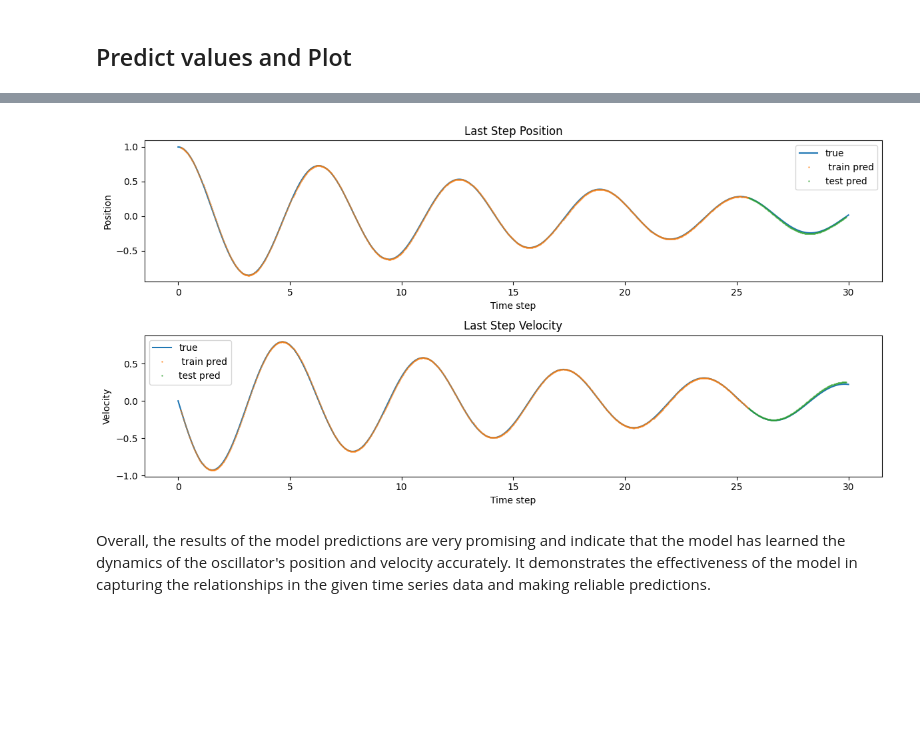
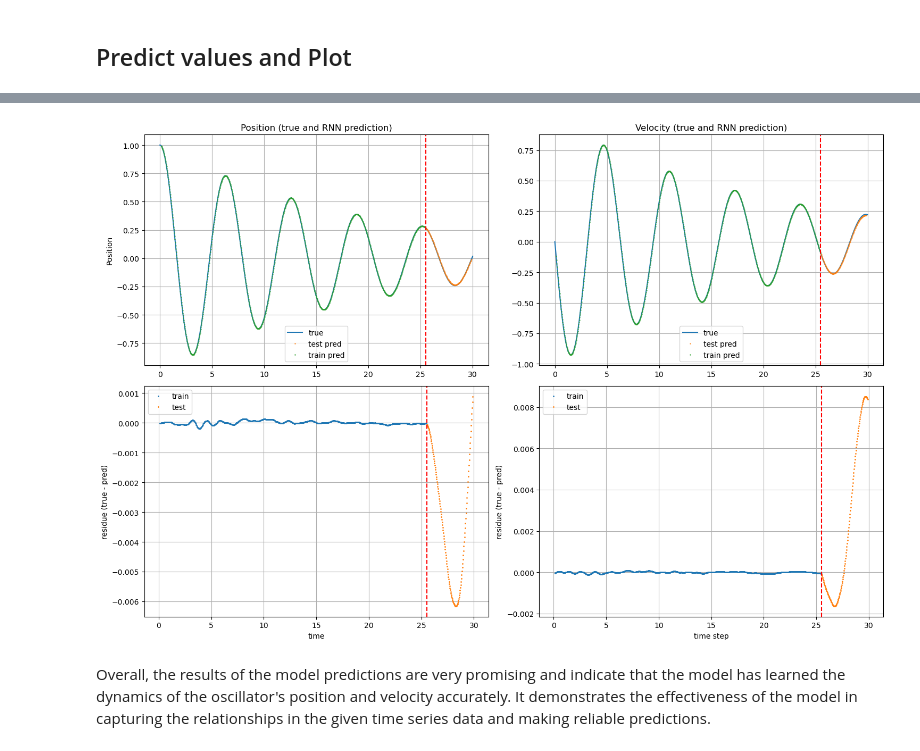
Before and after one commit to luigiEG/FYS5429_Project1, a Jupyter notebook: src/DHOscillator_LSTM.ipynb, the cells around one changed output, grey strips where cells are left out. Drawn from its saved outputs; the diff is of its cells as text; code cells hidden in the pictures; blank space fills up the shorter version.

Commit message:
corrected training

```diff
--- a/src/DHOscillator_LSTM.ipynb
+++ b/src/DHOscillator_LSTM.ipynb
@@ -192,7 +207,7 @@ The model takes in a sequence of input data points, which include the current po
 # %% [markdown]
 ## Predict values and Plot
 # %%
-
+import time
 model = RNNModel()
 model.load_state_dict(torch.load('../models/DHOscillator_LSTM.pt'))
 model.eval()
@@ -204,6 +219,10 @@ test_plot_p = np.ones_like(timeseries_p) * np.nan
 test_plot_v = np.ones_like(timeseries_v) * np.nan
 train_plot_t = np.ones_like(timeseries_p) * np.nan
 test_plot_t = np.ones_like(timeseries_p) * np.nan
+train_true_p =np.ones_like(timeseries_p) * np.nan
+train_true_v =np.ones_like(timeseries_p) * np.nan
+test_true_p =np.ones_like(timeseries_p) * np.nan
+test_true_v =np.ones_like(timeseries_p) * np.nan
 
 with torch.no_grad():
     # Generate the model predictions for training and testing data
@@ -211,6 +230,8 @@ with torch.no_grad():
     train_last_v = model(X_train)[:, -1, 1].numpy()
     train_plot_p[lookback:lookback + len(train_last_p)] = train_last_p.reshape(-1, 1)
     train_plot_v[lookback:lookback + len(train_last_p)] = train_last_v.reshape(-1, 1)
+    train_true_p[lookback:lookback + len(train_last_p)] = timeseries_p[lookback:lookback + len(train_last_p)]
+    train_true_v[lookback:lookback + len(train_last_p)] = timeseries_v[lookback:lookback + len(train_last_p)]
     train_plot_t[lookback:lookback + train_size] = times[lookback:lookback + train_size]
 
     input_seq_p = torch.from_numpy(train_last_p[-lookback:])
@@ -218,6 +239,9 @@ with torch.no_grad():
     input_seq = torch.stack([input_seq_p, input_seq_v], dim=1)
     input_seq = input_seq.view(1, 4, 2)
     p_test, v_test = [] , []
+
+    start_time = time.time()
+
     for i in range(len(timeseries_p)-(train_size+lookback)):
         predicted = model(input_seq)
         p_test.append(predicted[:,-1, 0].item())
@@ -226,8 +250,15 @@ with torch.no_grad():
         input_seq = torch.cat([ input_seq,new_line], dim=1)
         input_seq = input_seq[:,1:,:]
 
+    end_time = time.time()
+
+    avg_execution_time_RNN = (end_time - start_time)/2#(len(timeseries_p)-(train_size+lookback))
+    print("Execution time:", avg_execution_time_RNN, "seconds")
+
     test_last_p = np.array(p_test)
     test_last_v = np.array(v_test)
     test_plot_p[train_size:len(timeseries_p)-lookback] = test_last_p.reshape(-1, 1)
     test_plot_v[train_size:len(timeseries_v)-lookback] = test_last_v.reshape(-1, 1)
+    test_true_p[train_size:len(timeseries_p)-lookback] = timeseries_p[train_size:len(timeseries_p)-lookback]
+    test_true_v[train_size:len(timeseries_p)-lookback] = timeseries_v[train_size:len(timeseries_p)-lookback]
     test_plot_t[train_size:len(timeseries_p)-lookback] = times[train_size:len(timeseries_p)-lookback]
@@ -234,31 +287,55 @@ with torch.no_grad():
 # %%
+import matplotlib.pyplot as plt
 
-plt.figure(figsize=(12, 6))
+plt.figure(figsize=(15, 10))
+
 # Position vs Time
-plt.subplot(2, 1, 1)
-plt.plot(times, timeseries_p,  markersize=0.5, label='true')
-plt.plot(train_plot_t,train_plot_p, '.', markersize=2, label=' train pred',alpha=0.5)
-plt.plot(test_plot_t,test_plot_p, '.', markersize=2, label='test pred',alpha=0.5)
-plt.xlabel("Time step")
+plt.subplot(2, 2, 1)
+plt.plot(times, timeseries_p, markersize=0.5, label='true')
+plt.plot(test_plot_t, test_plot_p, '.', markersize=2, label='test pred', alpha=0.6)
+plt.plot(train_plot_t, train_plot_p, '.', markersize=2, label='train pred', alpha=0.6)
+plt.axvline(30*0.85, linestyle='--', color='r')
+plt.grid()
 plt.ylabel("Position")
-plt.title("Last Step Position")
+plt.title("Position (true and RNN prediction)")
 plt.legend()
 
 # Velocity vs Time
-plt.subplot(2, 1, 2)
-plt.plot(times, timeseries_v,  markersize=0.5, label='true')
-plt.plot(train_plot_t, train_plot_v, '.', markersize=2, label=' train pred',alpha=0.5)
-plt.plot(test_plot_t, test_plot_v, '.', markersize=2, label='test pred',alpha=0.5)
-plt.xlabel("Time step")
-plt.ylabel("Velocity")
-plt.title("Last Step Velocity")
+plt.subplot(2, 2, 2)
+plt.plot(times, timeseries_v, markersize=0.5, label='true')
+plt.plot(test_plot_t, test_plot_v, '.', markersize=2, label='test pred', alpha=0.6)
+plt.plot(train_plot_t, train_plot_v, '.', markersize=2, label='train pred', alpha=0.6)
+plt.grid()
+plt.axvline(30*0.85, linestyle='--', color='r')
+plt.title("Velocity (true and RNN prediction)")
 plt.legend()
 
-#plt.savefig('../plot/DHOscillator_LSTM.pdf')
+# Difference in Position vs Time
+plt.subplot(2, 2, 3)
+plt.plot(train_plot_t, -train_plot_p + train_true_p, '.', markersize=2, label='train')
+plt.plot(test_plot_t,- test_plot_p + test_true_p, '.', markersize=2, label='test')
+plt.grid()
+plt.axvline(30*0.85, linestyle='--', color='r')
+plt.xlabel("time")
+plt.ylabel('residue (true - pred)')
+plt.legend()
+
+# Difference in Velocity vs Time
+plt.subplot(2, 2, 4)
+plt.plot(train_plot_t, -train_plot_v + train_true_v, '.', markersize=2, label='train')
+plt.plot(test_plot_t, -test_plot_v  +test_true_v, '.', markersize=2, label='test')
+plt.grid()
+plt.axvline(30*0.85, linestyle='--', color='r')
+plt.xlabel("time step")
+plt.ylabel('residue (true - pred)')
+plt.legend()
+
+plt.savefig('../plot/DHOscillator_LSTM.PDF')
+
 plt.tight_layout()
 plt.show()
 # %% [output]
-[figure, old version]
+[figure, new version]
 # %% [markdown]
 Overall, the results of the model predictions are very promising and indicate that the model has learned the dynamics of the oscillator's position and velocity accurately. It demonstrates the effectiveness of the model in capturing the relationships in the given time series data and making reliable predictions.
 # %% [markdown]
```
Also changed, not shown: parts of 7 cells of this notebook.
